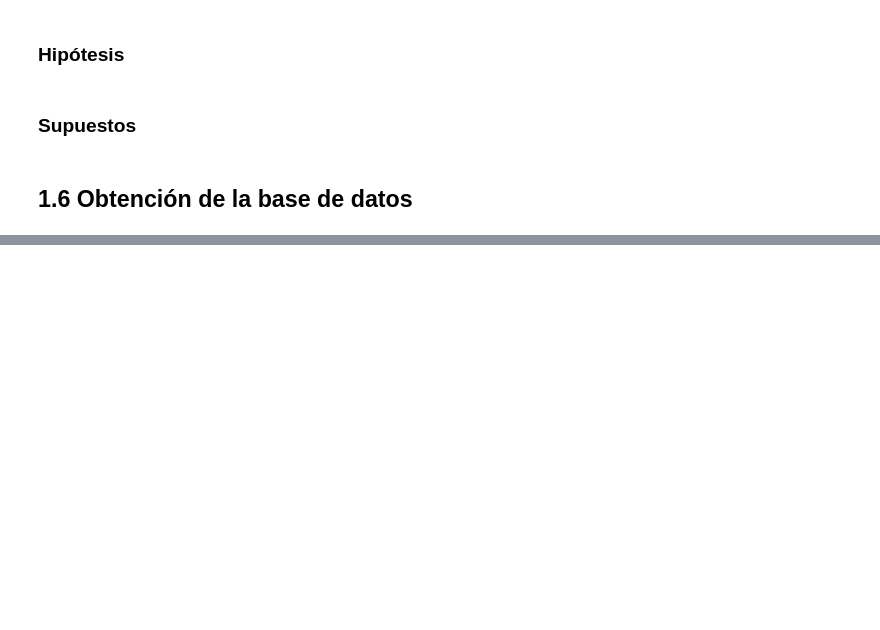
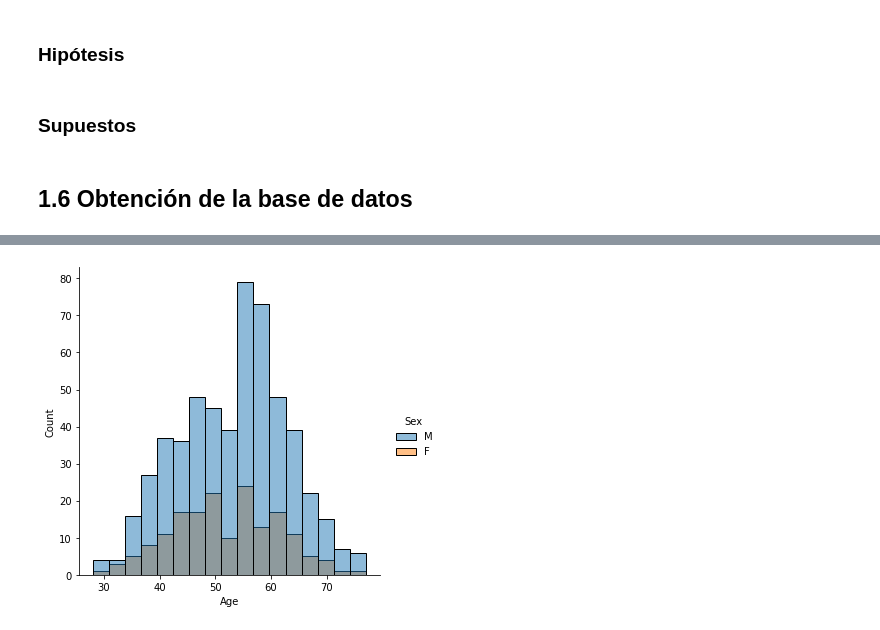
Before and after one commit to if729930/ProyectoM1_GonzalezX_MezaE_RicoA, a Jupyter notebook: ProyectoModulo1_GonzalezX_MezaE_RicoA.ipynb, the cells around one changed output, grey strips where cells are left out. Cells and saved outputs as stored; diff of their text form; code cells hidden in the pictures; blank space fills up the shorter version.

```diff
--- a/ProyectoModulo1_GonzalezX_MezaE_RicoA.ipynb
+++ b/ProyectoModulo1_GonzalezX_MezaE_RicoA.ipynb
@@ -87,0 +120,4 @@ from sklearn.model_selection import GridSearchCV
+# %%
+sns.displot(ecv, x="Age", hue="Sex");
+# %% [output]
+[figure, added]
```
Also changed, not shown: parts of 17 cells of this notebook, 4 other files.
